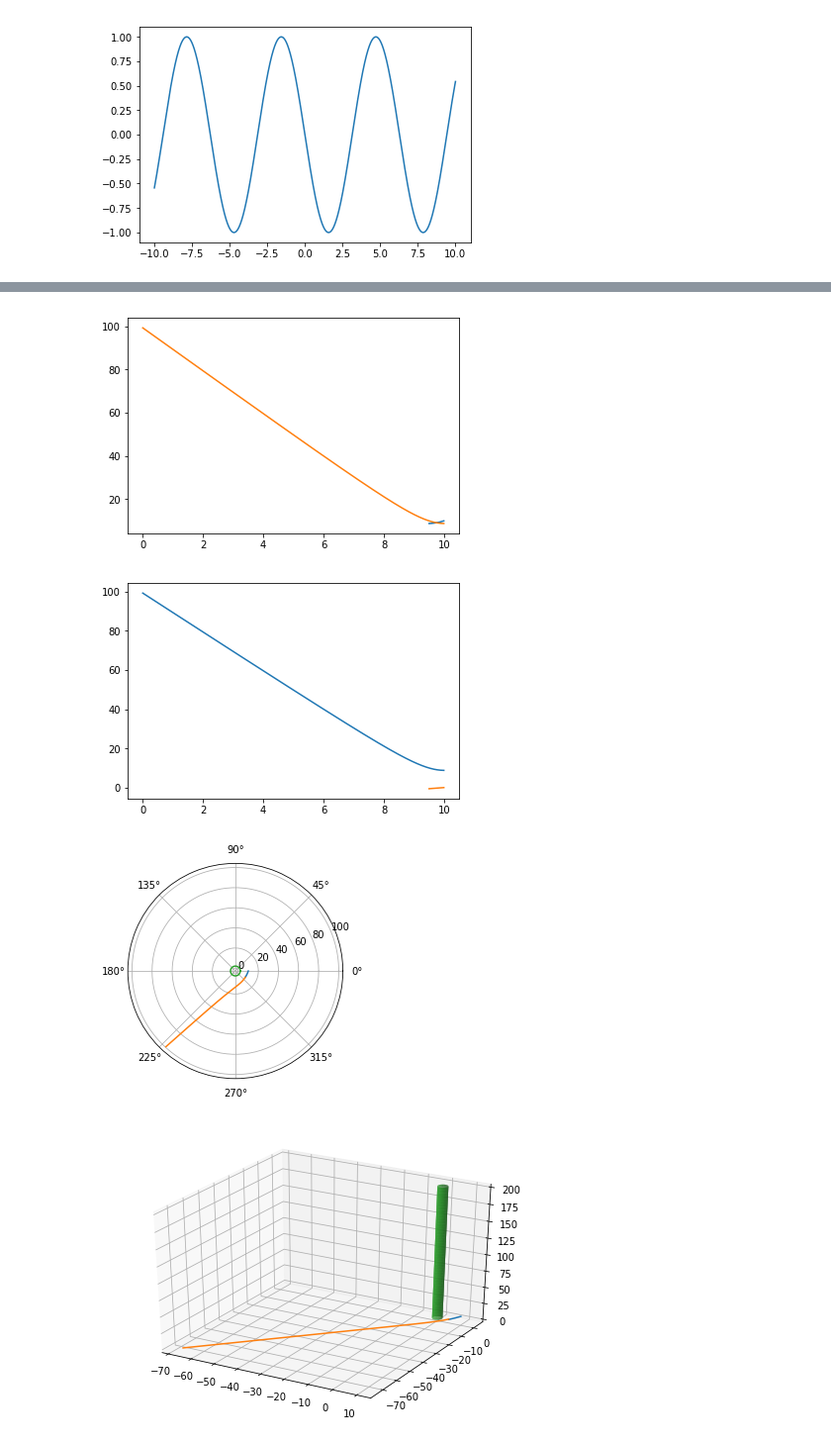
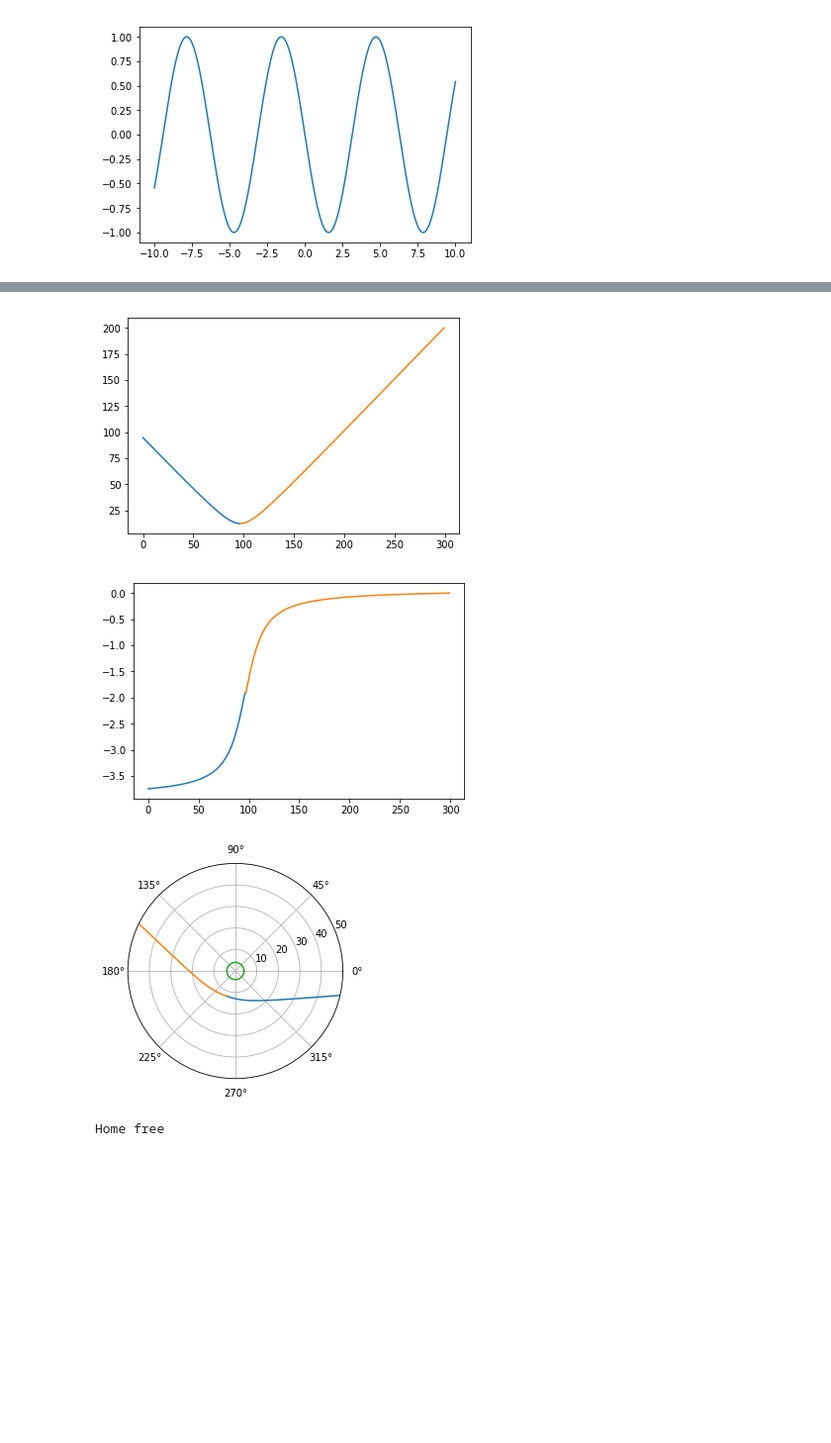
Before and after one commit to 18838367/hisho, a Jupyter notebook: GR-G-Lensing.ipynb, the cells around one changed output, grey strips where cells are left out. Shown: that part at 99% size. Cells and saved outputs as stored; diff of their text form; code cells hidden in the pictures; blank space fills up the shorter version.

```diff
--- a/GR-G-Lensing.ipynb
+++ b/GR-G-Lensing.ipynb
@@ -124,0 +91,15 @@ plt.show()
+# %%
+x0=10
+t=np.arange(0,10,1)
+temp=np.log((np.arange(0,10,0.01)))
+lam1=2*10-temp/np.amax(temp)*10
+lam2=np.flip(temp,0)/np.amax(temp)*10
+lam=np.concatenate((lam1,lam2))
+lam=lam[1:len(lam)-1]
+plt.plot(lam)
+plt.show()
+x=scp.integrate.odeint(SHO,x0,lam,(1,0))
+print(lam)
+print(x)
+plt.plot(lam,x)
+plt.show()
@@ -152,35 +183,47 @@ array([-100,  -99,  -98,  -97,  -96,  -95,  -94,  -93,  -92,  -91,  -90,
 # %%
-lam=np.arange(0,10,0.01)
+lam=np.arange(0,300,1)
 #print(lam)
 #neglam=np.arange(-100,100,0.01)
 #lam=neglam
 lam=np.flip(lam,0)
-M=1
-L=100
-E=10
+M=2
+L=15
+E=1
 argsT=(E,M,L)
-rphi0=(10,0)
+rphi0=(200,0)
 #print(rphi0)
 rphiPos=scp.integrate.odeint(SCHWODErphiPOS, rphi0, lam, args=argsT)
 rphi0=(np.amin(rphiPos[np.invert(np.isnan(rphiPos[:,0])),0]), np.amin(rphiPos[np.invert(np.isnan(rphiPos[:,0])),1]))
 rphiNeg=scp.integrate.odeint(SCHWODErphiNEG, rphi0, lam, args=argsT)
-plt.plot(lam,rphiPos[:,0],lam, rphiNeg[:,0])
+lamNeg=lam[(np.isnan(rphiPos[:,0]))]
+lamPos=lam[np.invert(np.isnan(rphiPos[:,0]))]
+solPos=rphiPos[np.invert(np.isnan(rphiPos[:,0])),:]
+solNeg=rphiNeg[:len(lam[(np.isnan(rphiPos[:,0]))]),:]
+plt.plot(lamNeg, solNeg[:,0], lamPos, solPos[:,0])
 plt.show()
-plt.plot(lam,rphiNeg[:,0],lam,rphiPos[:,1])
+plt.plot(lamNeg, solNeg[:,1], lamPos, solPos[:,1])
+plt.show()
+fig=plt.figure()
+ax = plt.subplot(111, projection='polar')
+ax.plot(rphiPos[:,1],rphiPos[:,0], rphiNeg[:,1],rphiNeg[:,0], np.arange(0,math.pi*2,0.01), np.ones(len(np.arange(0,math.pi*2,0.01)))*2*M)
+ax.axis([0,2*math.pi, 0, 50])
+fig.savefig("StrongRegimeTest.png")
 plt.show()
 
-plt.polar(rphiPos[:,1],rphiPos[:,0], rphiNeg[:,1],rphiNeg[:,0], np.arange(0,math.pi*2,0.01), np.ones(len(np.arange(0,math.pi*2,0.01)))*2*M)
-plt.show()
+# fig = plt.figure()
+# ax = Axes3D(fig)
+# ax.plot(solPos[:,0]*np.cos(solPos[:,1]),solPos[:,0]*np.sin(solPos[:,1]), lamPos)
+# ax.plot(solNeg[:,0]*np.cos(solNeg[:,1]),solNeg[:,0]*np.sin(solNeg[:,1]), lamNeg)
+# Xc,Yc,Zc = cylinder(0,0,2,200)
+# ax.plot_surface(Xc, Yc, Zc, alpha=1)
+# plt.show()
 
-fig = plt.figure()
-ax = Axes3D(fig)
-ax.plot(rphiPos[:,0]*np.cos(rphiPos[:,1]),rphiPos[:,0]*np.sin(rphiPos[:,1]), lam)
-ax.plot(rphiNeg[:,0]*np.cos(rphiNeg[:,1]),rphiNeg[:,0]*np.sin(rphiNeg[:,1]), lam)
-Xc,Yc,Zc = cylinder(0,0,2,200)
-ax.plot_surface(Xc, Yc, Zc, alpha=1)
-plt.show()
+if(np.sum(solPos[:,0]<=(2*M))+np.sum(solNeg[:,0]<=(2*M))>0):
+    print("No Recovery")
+else:
+    print("Home free")
 # %% [output]
-[figure, old version]
+[figure, new version]
-[figure, old version]
+[figure, new version]
-[figure, old version]
+[figure, new version]
-[figure, removed]
+Home free
```
Also changed, not shown: parts of 13 cells of this notebook, 2 other files.
